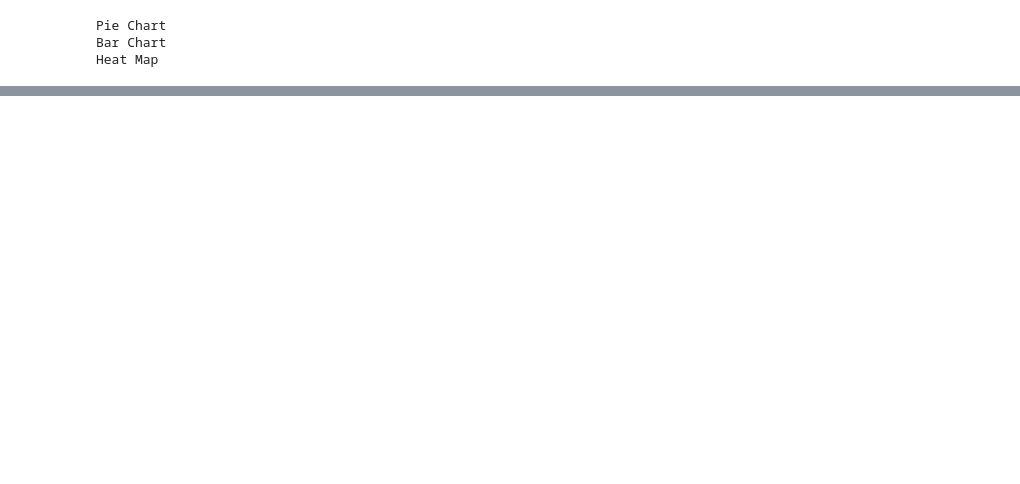
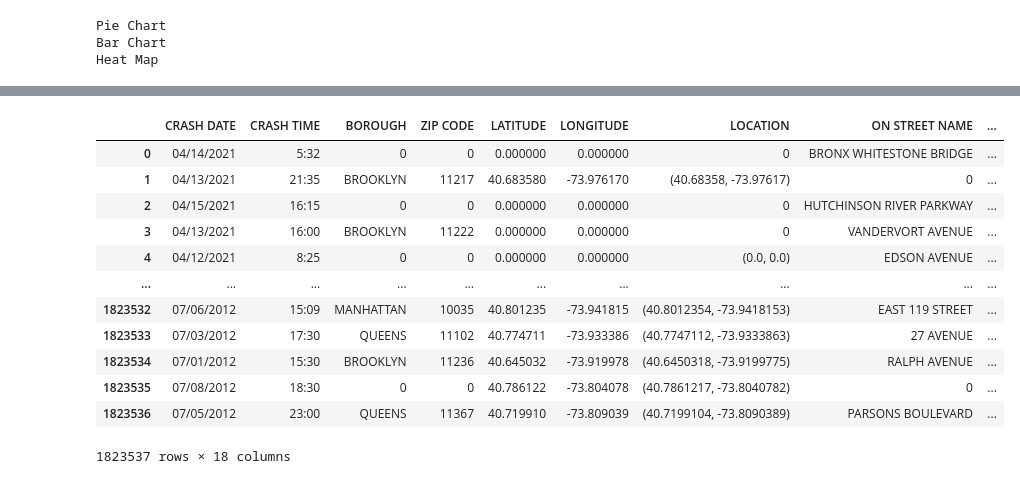
Before and after one commit to sudheendrakatikar/cmpe255-project, a Jupyter notebook: maincode.ipynb, the cells around one changed output, grey strips where cells are left out. Saved outputs shown, nothing was run; the diff lists cells and outputs as text; code cells hidden in the pictures; blank space fills up the shorter version.

```diff
--- a/maincode.ipynb
+++ b/maincode.ipynb
@@ -147,0 +157,4 @@ Heat Map
+# %%
+import pandas as pd
+data=pd.read_csv('/content/drive/Shareddrives/CMPE_255/255_Project/motor_vehicle_collisions_crashes.csv')
+data.head(5)
@@ -147,0 +188,18 @@ Heat Map
+# %%
+data=data.drop(columns=['VEHICLE TYPE CODE 5','VEHICLE TYPE CODE 4','VEHICLE TYPE CODE 3','CONTRIBUTING FACTOR VEHICLE 5','CONTRIBUTING FACTOR VEHICLE 4','CONTRIBUTING FACTOR VEHICLE 3','OFF STREET NAME','CONTRIBUTING FACTOR VEHICLE 1','CONTRIBUTING FACTOR VEHICLE 2','VEHICLE TYPE CODE 1','VEHICLE TYPE CODE 2'])
+# %%
+data.fillna(0)
+# %% [output]
+|  | CRASH DATE | CRASH TIME | BOROUGH | ZIP CODE | LATITUDE | LONGITUDE | LOCATION | ON STREET NAME | ... |
+| 0 | 04/14/2021 | 5:32 | 0 | 0 | 0.000000 | 0.000000 | 0 | BRONX WHITESTONE BRIDGE | ... |
+| 1 | 04/13/2021 | 21:35 | BROOKLYN | 11217 | 40.683580 | -73.976170 | (40.68358, -73.97617) | 0 | ... |
+| 2 | 04/15/2021 | 16:15 | 0 | 0 | 0.000000 | 0.000000 | 0 | HUTCHINSON RIVER PARKWAY | ... |
+| 3 | 04/13/2021 | 16:00 | BROOKLYN | 11222 | 0.000000 | 0.000000 | 0 | VANDERVORT AVENUE | ... |
+| 4 | 04/12/2021 | 8:25 | 0 | 0 | 0.000000 | 0.000000 | (0.0, 0.0) | EDSON AVENUE | ... |
+| ... | ... | ... | ... | ... | ... | ... | ... | ... | ... |
+| 1823532 | 07/06/2012 | 15:09 | MANHATTAN | 10035 | 40.801235 | -73.941815 | (40.8012354, -73.9418153) | EAST 119 STREET | ... |
+| 1823533 | 07/03/2012 | 17:30 | QUEENS | 11102 | 40.774711 | -73.933386 | (40.7747112, -73.9333863) | 27 AVENUE | ... |
+| 1823534 | 07/01/2012 | 15:30 | BROOKLYN | 11236 | 40.645032 | -73.919978 | (40.6450318, -73.9199775) | RALPH AVENUE | ... |
+| 1823535 | 07/08/2012 | 18:30 | 0 | 0 | 40.786122 | -73.804078 | (40.7861217, -73.8040782) | 0 | ... |
+| 1823536 | 07/05/2012 | 23:00 | QUEENS | 11367 | 40.719910 | -73.809039 | (40.7199104, -73.8090389) | PARSONS BOULEVARD | ... |
+1823537 rows × 18 columns
```
Also changed, not shown: parts of 14 cells of this notebook.
